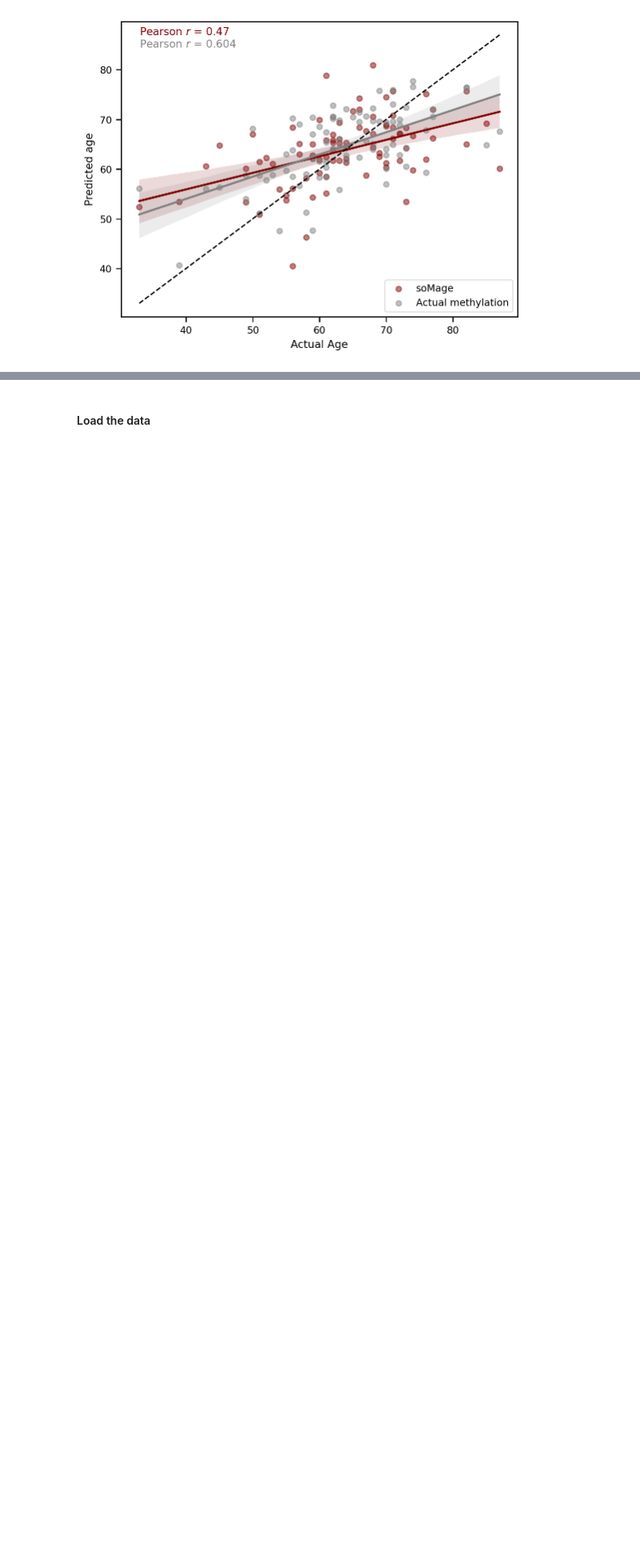
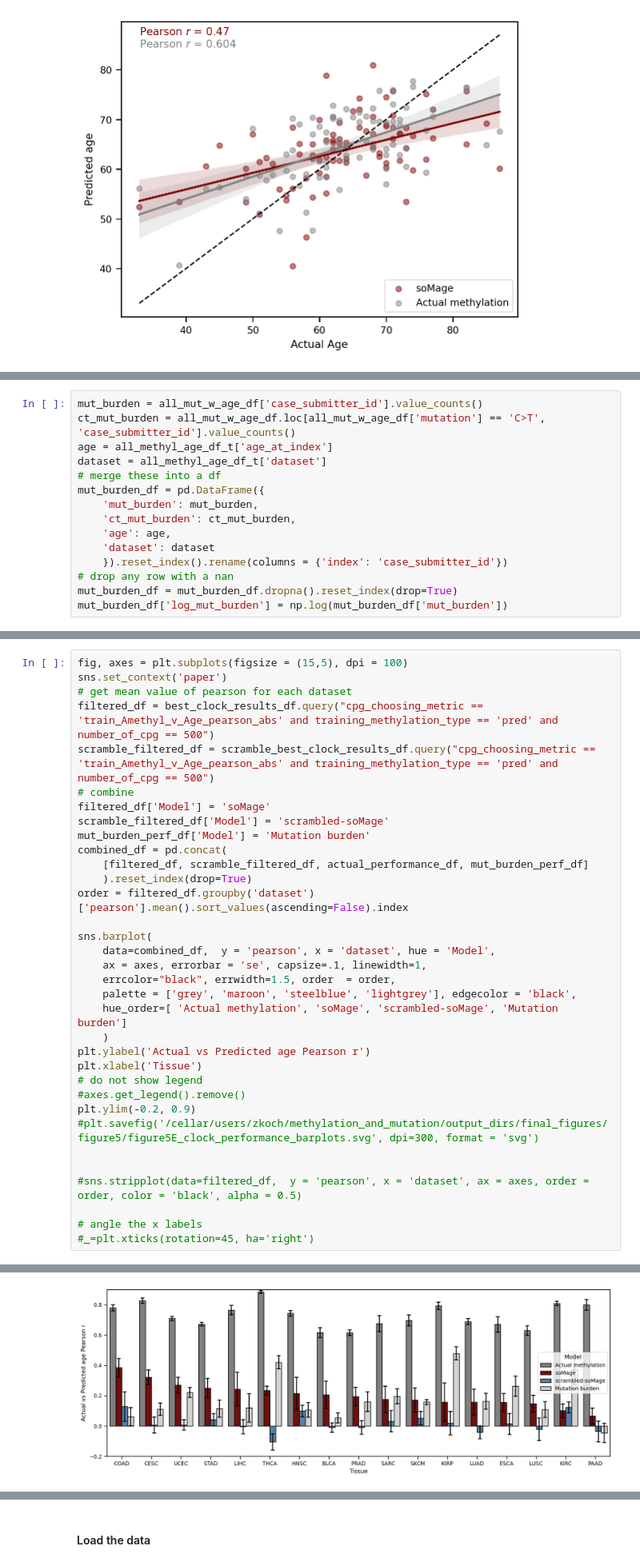
Before and after one commit to zanekoch/methylation_and_mutation, a Jupyter notebook: figure5_052523.ipynb, the cells around one changed output, grey strips where cells are left out. Shown at 80% size. Saved outputs shown, nothing was run; the diff lists cells and outputs as text; blank space fills up the shorter version.

```diff
--- a/figure5_052523.ipynb
+++ b/figure5_052523.ipynb
@@ -609,0 +623,15 @@ plt.savefig('/cellar/users/zkoch/methylation_and_mutation/output_dirs/final_figu
+# %%
+mut_burden = all_mut_w_age_df['case_submitter_id'].value_counts()
+ct_mut_burden = all_mut_w_age_df.loc[all_mut_w_age_df['mutation'] == 'C>T', 'case_submitter_id'].value_counts()
+age = all_methyl_age_df_t['age_at_index']
+dataset = all_methyl_age_df_t['dataset']
+# merge these into a df
+mut_burden_df = pd.DataFrame({
+    'mut_burden': mut_burden,
+    'ct_mut_burden': ct_mut_burden,
+    'age': age,
+    'dataset': dataset
+    }).reset_index().rename(columns = {'index': 'case_submitter_id'})
+# drop any row with a nan
+mut_burden_df = mut_burden_df.dropna().reset_index(drop=True)
+mut_burden_df['log_mut_burden'] = np.log(mut_burden_df['mut_burden'])
@@ -609,0 +684,35 @@ plt.savefig('/cellar/users/zkoch/methylation_and_mutation/output_dirs/final_figu
+# %%
+fig, axes = plt.subplots(figsize = (15,5), dpi = 100)
+sns.set_context('paper')
+# get mean value of pearson for each dataset
+filtered_df = best_clock_results_df.query("cpg_choosing_metric == 'train_Amethyl_v_Age_pearson_abs' and training_methylation_type == 'pred' and number_of_cpg == 500")
+scramble_filtered_df = scramble_best_clock_results_df.query("cpg_choosing_metric == 'train_Amethyl_v_Age_pearson_abs' and training_methylation_type == 'pred' and number_of_cpg == 500")
+# combine
+filtered_df['Model'] = 'soMage'
+scramble_filtered_df['Model'] = 'scrambled-soMage'
+mut_burden_perf_df['Model'] = 'Mutation burden'
+combined_df = pd.concat(
+    [filtered_df, scramble_filtered_df, actual_performance_df, mut_burden_perf_df]
+    ).reset_index(drop=True)
+order = filtered_df.groupby('dataset')['pearson'].mean().sort_values(ascending=False).index
+
+sns.barplot(
+    data=combined_df,  y = 'pearson', x = 'dataset', hue = 'Model',
+    ax = axes, errorbar = 'se', capsize=.1, linewidth=1,
+    errcolor="black", errwidth=1.5, order  = order,
+    palette = ['grey', 'maroon', 'steelblue', 'lightgrey'], edgecolor = 'black',
+    hue_order=[ 'Actual methylation', 'soMage', 'scrambled-soMage', 'Mutation burden']
+    )
+plt.ylabel('Actual vs Predicted age Pearson r')
+plt.xlabel('Tissue')
+# do not show legend
+#axes.get_legend().remove()
+plt.ylim(-0.2, 0.9)
+#plt.savefig('/cellar/users/zkoch/methylation_and_mutation/output_dirs/final_figures/figure5/figure5E_clock_performance_barplots.svg', dpi=300, format = 'svg')
+
+
+#sns.stripplot(data=filtered_df,  y = 'pearson', x = 'dataset', ax = axes, order = order, color = 'black', alpha = 0.5)
+
+# angle the x labels
+#_=plt.xticks(rotation=45, ha='right')
+# %% [output]
@@ -609,0 +729 @@ plt.savefig('/cellar/users/zkoch/methylation_and_mutation/output_dirs/final_figu
+[figure, added]
```
Also changed, not shown: parts of 33 cells of this notebook, 7 other files.
